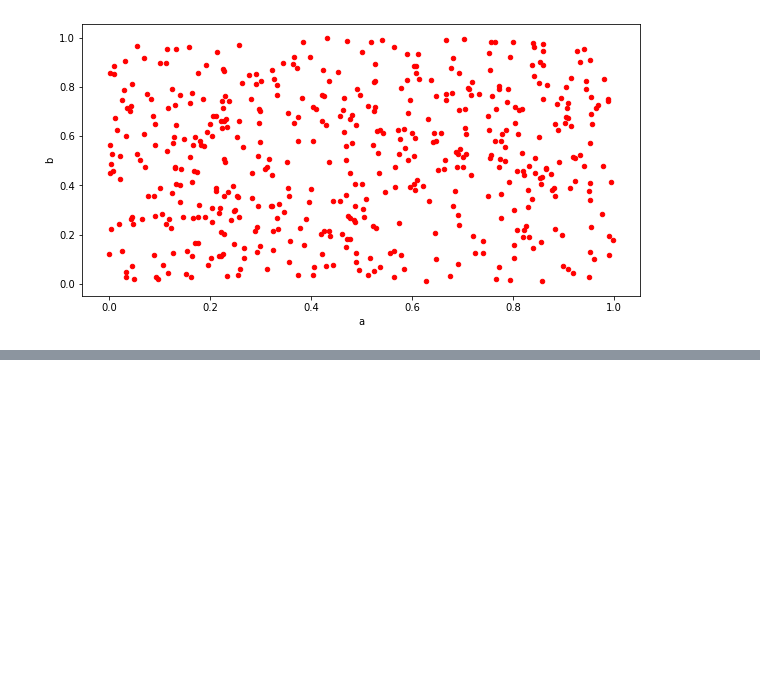
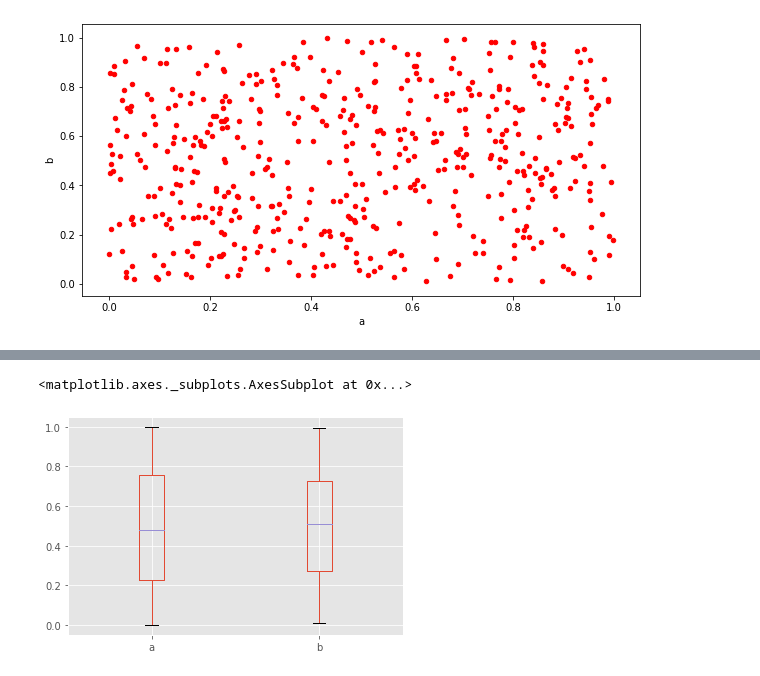
Before and after one commit to tosunthex/Py_DS_ML_BootCamp, a Jupyter notebook: Bootcamp_Levent/05-Pandas-Built-in-Data-Viz/Exercises.ipynb, the cells around one changed output, grey strips where cells are left out. Cells and saved outputs as stored; diff of their text form; code cells hidden in the pictures; blank space fills up the shorter version.

```diff
--- a/Bootcamp_Levent/05-Pandas-Built-in-Data-Viz/Exercises.ipynb
+++ b/Bootcamp_Levent/05-Pandas-Built-in-Data-Viz/Exercises.ipynb
@@ -31,0 +45,6 @@ df3.plot.scatter(x='a',y='b',c='r',figsize=(10,5))
+# %%
+
+df3[['a','b']].plot.box()
+# %% [output]
+<matplotlib.axes._subplots.AxesSubplot at 0x...>
+[figure, added]
```
Also changed, not shown: parts of 7 cells of this notebook.
